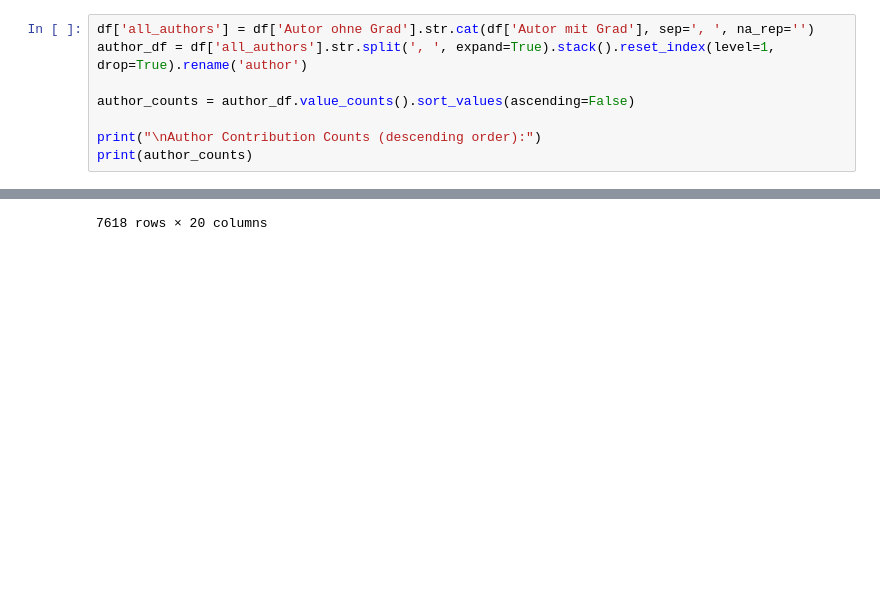
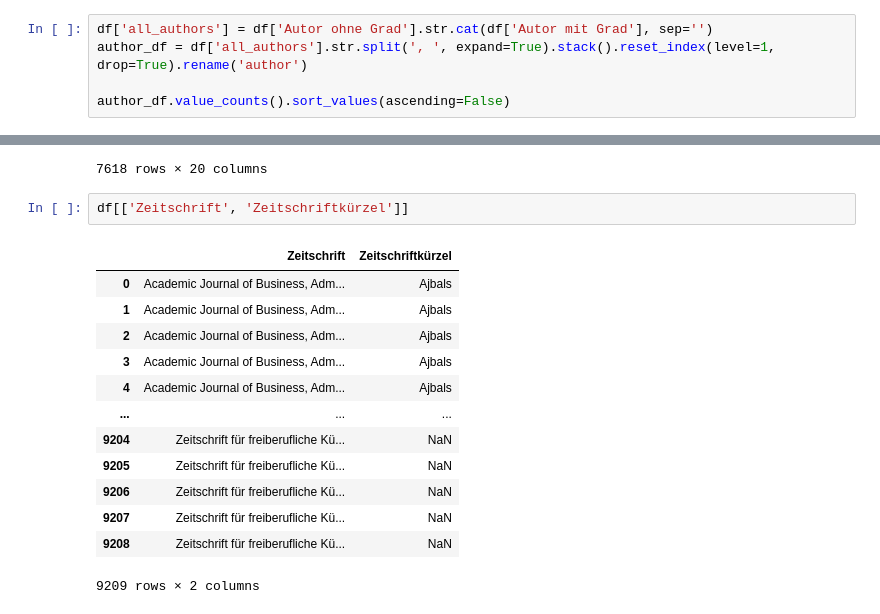
Before and after one commit to Moritzz00/Datavisualization_Project, a Jupyter notebook: testing.ipynb, the cells around one changed output, grey strips where cells are left out. Drawn from its saved outputs; the diff is of its cells as text; blank space fills up the shorter version.

```diff
--- a/testing.ipynb
+++ b/testing.ipynb
@@ -103,11 +103,8 @@ Benno Zabel B.A.                      1
 Von Prof. Dr. Katharina Beckemper     1
 Name: count, Length: 5745, dtype: int64
 # %%
-df['all_authors'] = df['Autor ohne Grad'].str.cat(df['Autor mit Grad'], sep=', ', na_rep='')
+df['all_authors'] = df['Autor ohne Grad'].str.cat(df['Autor mit Grad'], sep='')
 author_df = df['all_authors'].str.split(', ', expand=True).stack().reset_index(level=1, drop=True).rename('author')
 
-author_counts = author_df.value_counts().sort_values(ascending=False)
-
-print("\nAuthor Contribution Counts (descending order):")
-print(author_counts)
+author_df.value_counts().sort_values(ascending=False)
 # %% [output]
@@ -173,3 +169,19 @@ article
 | 9192 | NaN | NaN | VG Karlsruhe: „Aufhebung der Sich... | NaN | Zeitschrift für Verwaltungsrecht ... | ZVR | NaN | ... |
 | 9193 | NaN | NaN | LG Nürnberg-Fürth: „LKA-Beamter w... | NaN | Zeitschrift für Verwaltungsrecht ... | ZVR | NaN | ... |
 7618 rows × 20 columns
+# %%
+df[['Zeitschrift', 'Zeitschriftkürzel']]
+# %% [output]
+|  | Zeitschrift | Zeitschriftkürzel |
+| 0 | Academic Journal of Business, Adm... | Ajbals |
+| 1 | Academic Journal of Business, Adm... | Ajbals |
+| 2 | Academic Journal of Business, Adm... | Ajbals |
+| 3 | Academic Journal of Business, Adm... | Ajbals |
+| 4 | Academic Journal of Business, Adm... | Ajbals |
+| ... | ... | ... |
+| 9204 | Zeitschrift für freiberufliche Kü... | NaN |
+| 9205 | Zeitschrift für freiberufliche Kü... | NaN |
+| 9206 | Zeitschrift für freiberufliche Kü... | NaN |
+| 9207 | Zeitschrift für freiberufliche Kü... | NaN |
+| 9208 | Zeitschrift für freiberufliche Kü... | NaN |
+9209 rows × 2 columns
```
Also changed, not shown: parts of 2 cells of this notebook, 5 other files.
